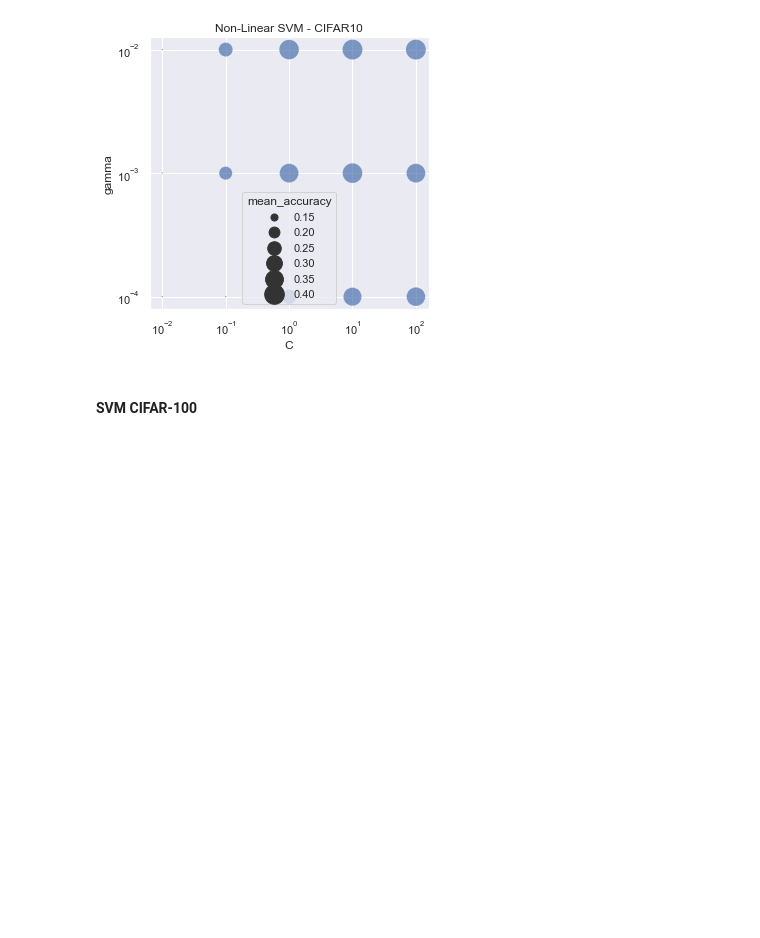
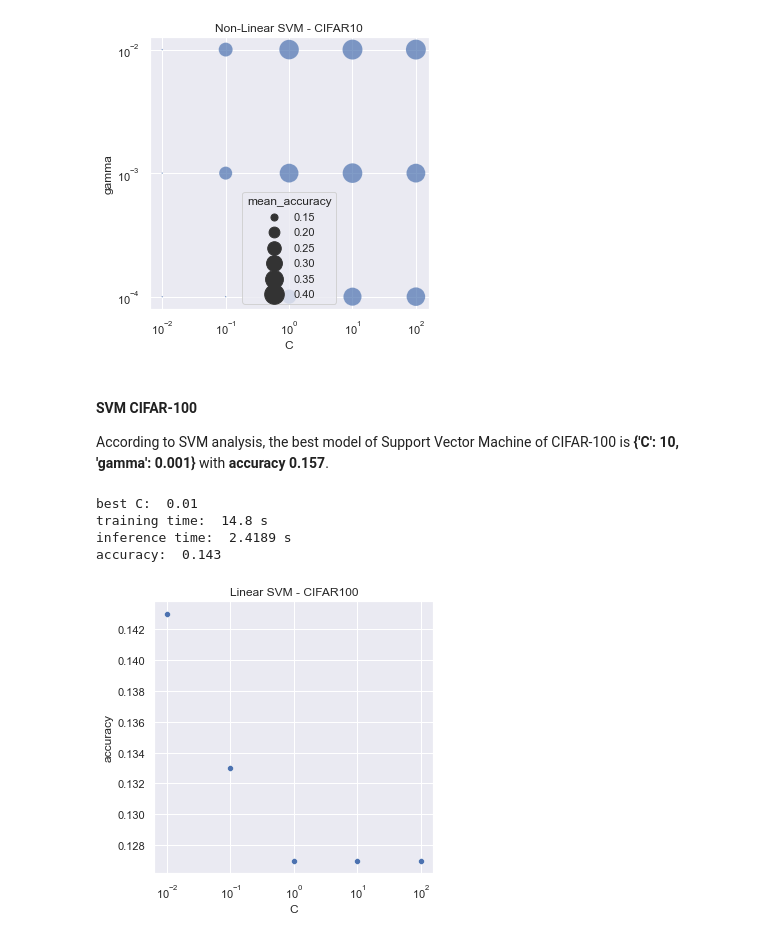
Before and after one commit to mincule/Advanced-Machine-Learning-CW, a Jupyter notebook: analysing_models.ipynb, the cells around one changed output. Saved outputs shown, nothing was run; the diff lists cells and outputs as text; code cells hidden in the pictures; blank space fills up the shorter version.

```diff
--- a/analysing_models.ipynb
+++ b/analysing_models.ipynb
@@ -127,3 +135,4 @@ mean accuracy:  0.412
 [figure]
 # %% [markdown]
 #### SVM CIFAR-100
+According to SVM analysis, the best model of Support Vector Machine of CIFAR-100 is __{'C': 10, 'gamma': 0.001}__ with __accuracy 0.157__.
@@ -129,0 +152,50 @@ mean accuracy:  0.412
+# %%
+# Train/Test Splitting
+linearsvm_cifar100 = {
+    'train_time': [14.8, 17.1, 16.2, 16.2, 16.6],
+    'inference_time': [2.4189, 2.0595, 2.0686, 2.0466, 2.0679],
+    'accuracy': [0.143, 0.133, 0.127, 0.127, 0.127],
+    'C': [0.01, 0.1, 1, 10, 100],
+}
+
+nonlinearsvm_cifar100 = {
+    'train_time': [18.1, 18.3, 19.2, 24.7, 17.8, 17.8, 16.5, 12.7, 20.5, 19.7, 13.5, 13.7, 23.5, 13.6, 11.0],
+    'inference_time': [3.0569, 4.013, 2.8932, 3.6346, 2.8633, 2.8843, 2.9726, 2.8438, 2.8816, 2.8242, 3.4827, 3.5505, 2.9039, 2.7334, 2.7274],
+    'accuracy': [0.02, 0.02, 0.02, 0.02, 0.027, 0.02, 0.137, 0.097, 0.03, 0.14, 0.157, 0.107, 0.14, 0.153, 0.143],
+    'gamma': [0.01, 0.001, 0.0001, 0.01, 0.001, 0.0001, 0.01, 0.001, 0.0001, 0.01, 0.001, 0.0001, 0.01, 0.001, 0.0001],
+    'C': [0.01, 0.01, 0.01, 0.1, 0.1, 0.1, 1, 1, 1, 10, 10, 10, 100, 100, 100]
+}
+
+# Cross-validation
+linearsvm_cifar100_cv = {
+    'mean_accuracy': [0.131, 0.123, 0.12, 0.12, 0.12],
+    'std_accuracy': [0.016, 0.013, 0.011, 0.011, 0.011],
+    'C': [0.01, 0.1, 1, 10, 100],
+}
+
+nonlinearsvm_cifar100_cv = {
+    'mean_accuracy': [0.015, 0.015, 0.015, 0.015, 0.015, 0.015, 0.127, 0.095, 0.021, 0.135, 0.14, 0.1, 0.135, 0.133, 0.137],
+    'std_accuracy': [0.001, 0.001, 0.001, 0.001, 0.001, 0.001, 0.012, 0.009, 0.003, 0.014, 0.018, 0.007, 0.014, 0.017, 0.02],
+    'gamma': [0.01, 0.001, 0.0001, 0.01, 0.001, 0.0001, 0.01, 0.001, 0.0001, 0.01, 0.001, 0.0001, 0.01, 0.001, 0.0001],
+    'C': [0.01, 0.01, 0.01, 0.1, 0.1, 0.1, 1, 1, 1, 10, 10, 10, 100, 100, 100]
+}
+# %%
+# plot
+plt.figure(figsize=(5,5))
+
+splot = sns.scatterplot(x="C", y="accuracy", data=linearsvm_cifar100);
+splot.set(xscale="log")
+splot.set_title("Linear SVM - CIFAR100")
+
+# best model
+max_idx = np.argmax(linearsvm_cifar100['accuracy'])
+print('best C: ', linearsvm_cifar100['C'][max_idx])
+print('training time: ',  linearsvm_cifar100['train_time'][max_idx], 's')
+print('inference time: ',  linearsvm_cifar100['inference_time'][max_idx], 's')
+print('accuracy: ',  linearsvm_cifar100['accuracy'][max_idx])
+# %% [output]
+best C:  0.01
+training time:  14.8 s
+inference time:  2.4189 s
+accuracy:  0.143
+[figure, added]
```
Also changed, not shown: parts of 39 cells of this notebook.
